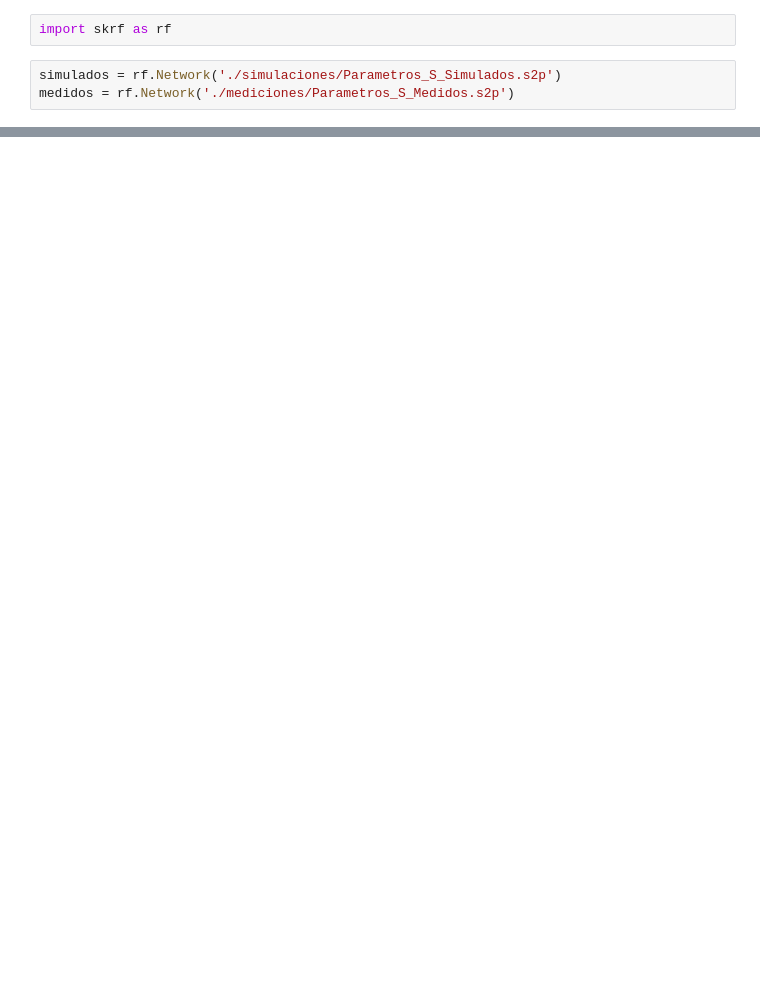
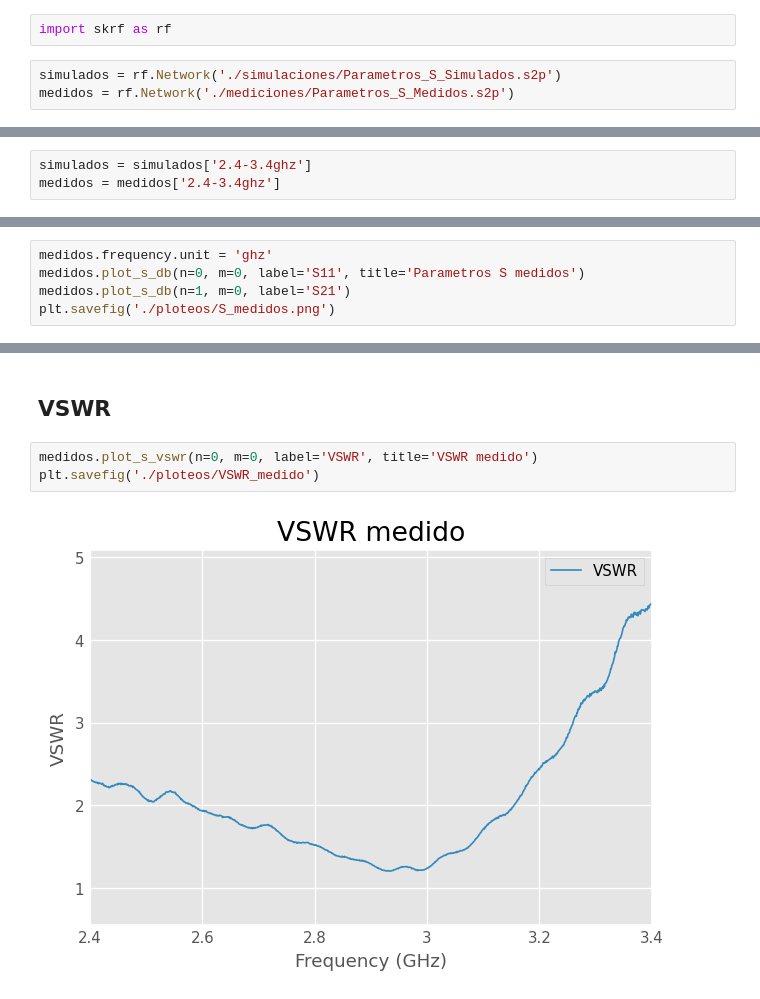
Before and after one commit to SimonAulet/antenas_lab2, a Jupyter notebook: Parametros S.ipynb, the cells around one changed output, grey strips where cells are left out. Cells and saved outputs as stored; diff of their text form; blank space fills up the shorter version.

```diff
--- a/Parametros S.ipynb
+++ b/Parametros S.ipynb
@@ -35,0 +18,3 @@ medidos.plot_s_db()
+# %%
+simulados = simulados['2.4-3.4ghz']
+medidos = medidos['2.4-3.4ghz']
@@ -35,0 +27,5 @@ medidos.plot_s_db()
+# %%
+medidos.frequency.unit = 'ghz'
+medidos.plot_s_db(n=0, m=0, label='S11', title='Parametros S medidos')
+medidos.plot_s_db(n=1, m=0, label='S21')
+plt.savefig('./ploteos/S_medidos.png')
@@ -35,0 +51,7 @@ medidos.plot_s_db()
+# %% [markdown]
+## VSWR
+# %%
+medidos.plot_s_vswr(n=0, m=0, label='VSWR', title='VSWR medido')
+plt.savefig('./ploteos/VSWR_medido')
+# %% [output]
+[figure, added]
```
Also changed, not shown: parts of 18 cells of this notebook, 10 other files.
